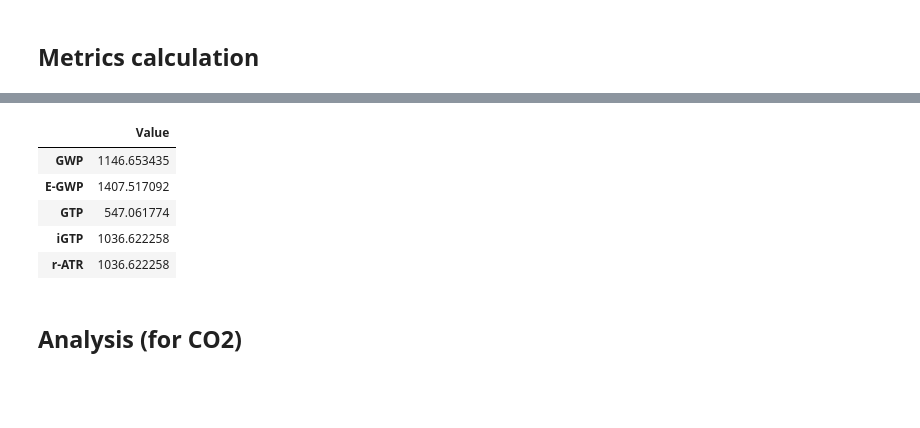
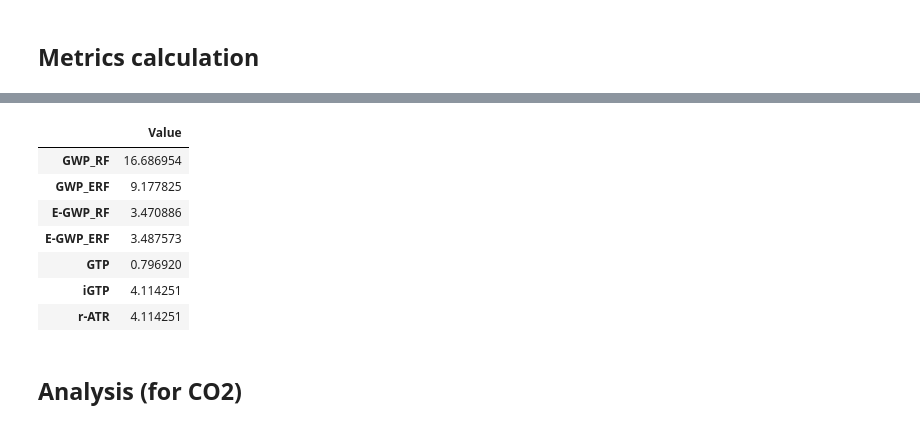
Before and after one commit to AeroMAPS/AeroCM, a Jupyter notebook: metrics_basic.ipynb, the cells around one changed output, grey strips where cells are left out. Drawn from its saved outputs; the diff is of its cells as text; code cells hidden in the pictures; blank space fills up the shorter version.

```diff
--- a/metrics_basic.ipynb
+++ b/metrics_basic.ipynb
@@ -27,41 +27,64 @@ unit_value = 1e8 # [kg] or [km] for contrails
 if studied_species == "Aviation CO2":
     sensitivity_erf = 0 # Not used
     ratio_erf_rf = 1
+    efficacy_rf = 1
+    efficacy_erf = 1
 elif studied_species == "Aviation contrails":
     sensitivity_erf = 9.36e-13
-    ratio_erf_rf = 0.42
+    ratio_erf_rf = 0.55 # 0.42
+    efficacy_rf = 0.208
+    efficacy_erf = 0.38
 elif studied_species == "Aviation NOx":
     sensitivity_erf = [34.4e-12 * (14/46), -9.3e-12 * (14/46), -18.7e-12 * (14/46), -2.8e-12 * (14/46)]
     ratio_erf_rf = [1.37, 1.18, 1.18, 1.18]
+    efficacy_rf = 1
+    efficacy_erf = 1
 elif studied_species == "Aviation NOx ST O3 increase":
     sensitivity_erf = 34.4e-12 * (14/46)
     ratio_erf_rf = 1.37
+    efficacy_rf = 1
+    efficacy_erf = 1
 elif studied_species == "Aviation NOx LT O3 decrease":
     sensitivity_erf = -9.3e-12 * (14/46)
     ratio_erf_rf = 1.18
+    efficacy_rf = 1
+    efficacy_erf = 1
 elif studied_species == "Aviation NOx CH4 decrease":
     sensitivity_erf = -18.7e-12 * (14/46)
     ratio_erf_rf = 1.18
+    efficacy_rf = 1
+    efficacy_erf = 1
 elif studied_species == "Aviation NOx SWV decrease":
     sensitivity_erf = -2.8e-12 * (14/46)
     ratio_erf_rf = 1.18
+    efficacy_rf = 1
+    efficacy_erf = 1
 elif studied_species == "Aviation H2O":
     sensitivity_erf = 0.0052e-12
     ratio_erf_rf = 1
+    efficacy_rf = 1
+    efficacy_erf = 1
 elif studied_species == "Aviation soot":
     sensitivity_erf = 100.7e-12 # Not used
     ratio_erf_rf = 1
+    efficacy_rf = 1
+    efficacy_erf = 1
 elif studied_species == "Aviation sulfur":
     sensitivity_erf = -19.9e-12 # Not used
     ratio_erf_rf = 1
+    efficacy_rf = 1
+    efficacy_erf = 1
 
 sensitivity_erf_co2 = 0 # Not used
 ratio_erf_rf_co2 = 1
+unit_value_co2 = 1*10**10
 # %% [markdown]
 ## Metrics calculation
 # %%
 background_species_quantities = BackgroundSpeciesQuantities(start_year, end_year, rcp='RCP45')
-emission_profile = EmissionProfile(start_year,t0,time_horizon, 'step', unit_value)
+emission_profile = EmissionProfile(start_year,t0,time_horizon, 'pulse', unit_value)
+emission_profile_co2 = EmissionProfile(start_year,t0,time_horizon, 'pulse', unit_value_co2)
 # %%
 radiative_forcing, effective_radiative_forcing, temperature = FaIRClimateModel(start_year, end_year, background_species_quantities, emission_profile, studied_species, sensitivity_erf, ratio_erf_rf)
+radiative_forcing_unit, effective_radiative_forcing_unit, temperature_unit = radiative_forcing/unit_value, effective_radiative_forcing/unit_value, temperature/unit_value
 # %% [output]
@@ -87,6 +103,8 @@ if co2_method == 'IPCC':
     radiative_forcing_co2, agwp_co2, aegwp_co2, temperature_co2, agtp_co2, iagtp_co2, atr_co2 = AbsoluteMetricsPulseDefaultCO2(time_horizon, unit_value)
 elif co2_method == 'FaIR':
     radiative_forcing_co2, effective_radiative_forcing_co2, temperature_co2 = FaIRClimateModel(start_year, end_year, background_species_quantities, emission_profile, "Aviation CO2", sensitivity_erf_co2, ratio_erf_rf_co2)
-    agwp_co2, aegwp_co2, agtp_co2, iagtp_co2, atr_co2 = AbsoluteMetrics(radiative_forcing_co2, effective_radiative_forcing_co2, temperature_co2, time_horizon)
-agwp, aegwp, agtp, iagtp, atr = AbsoluteMetrics(radiative_forcing, effective_radiative_forcing, temperature, time_horizon)
-gwp, egwp, gtp, igtp, ratr = RelativeMetrics(agwp_co2, aegwp_co2, agtp_co2, iagtp_co2, atr_co2, agwp, aegwp, agtp, iagtp, atr)
+    radiative_forcing_co2_unit, effective_radiative_forcing_co2_unit, temperature_co2_unit = radiative_forcing_co2/unit_value_co2, effective_radiative_forcing_co2/unit_value_co2, temperature_co2/unit_value_co2
+    agwp_rf_co2, agwp_erf_co2, aegwp_rf_co2, aegwp_erf_co2, agtp_co2, iagtp_co2, atr_co2 = AbsoluteMetrics(radiative_forcing_co2_unit, effective_radiative_forcing_co2_unit, 1, 1, temperature_co2_unit, time_horizon)
+agwp_rf, agwp_erf, aegwp_rf, aegwp_erf, agtp, iagtp, atr = AbsoluteMetrics(radiative_forcing_unit, effective_radiative_forcing_unit, efficacy_rf, efficacy_erf, temperature_unit, time_horizon)
+print(agwp_rf, agwp_erf, aegwp_rf, aegwp_erf)
+gwp_rf, gwp_erf, egwp_rf, egwp_erf, gtp, igtp, ratr = RelativeMetrics(agwp_rf_co2, agwp_erf_co2, aegwp_rf_co2, aegwp_erf_co2, agtp_co2, iagtp_co2, atr_co2, agwp_rf, agwp_erf, aegwp_rf, aegwp_erf, agtp, iagtp, atr)
@@ -93,14 +123,16 @@ gwp, egwp, gtp, igtp, ratr = RelativeMetrics(agwp_co2, aegwp_co2, agtp_co2, iagt
 # %%
-index_noms = ["GWP", "E-GWP", "GTP", "iGTP", "r-ATR"]
-df = pd.DataFrame([gwp, egwp, gtp, igtp, ratr], columns=["Value"], index=index_noms)
+index_noms = ["GWP_RF", "GWP_ERF", "E-GWP_RF", "E-GWP_ERF", "GTP", "iGTP", "r-ATR"]
+df = pd.DataFrame([gwp_rf, gwp_erf, egwp_rf, egwp_erf, gtp, igtp, ratr], columns=["Value"], index=index_noms)
 df
 # %% [output]
 |  | Value |
-| GWP | 1146.653435 |
-| E-GWP | 1407.517092 |
-| GTP | 547.061774 |
-| iGTP | 1036.622258 |
-| r-ATR | 1036.622258 |
+| GWP_RF | 16.686954 |
+| GWP_ERF | 9.177825 |
+| E-GWP_RF | 3.470886 |
+| E-GWP_ERF | 3.487573 |
+| GTP | 0.796920 |
+| iGTP | 4.114251 |
+| r-ATR | 4.114251 |
 # %% [markdown]
 ## Analysis (for CO2)
 # %%
```
Also changed, not shown: parts of 8 cells of this notebook, 8 other files.
